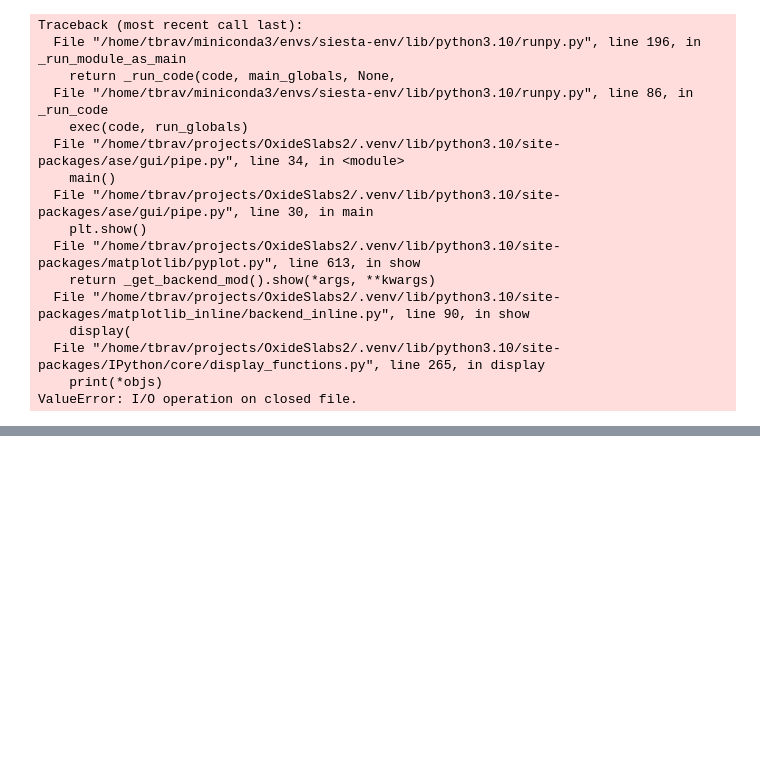
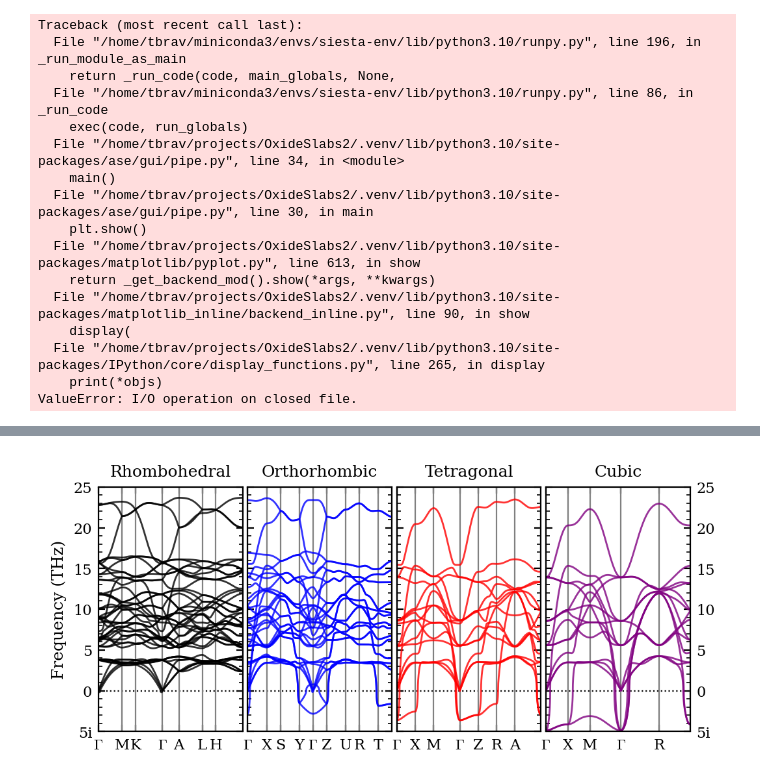
Before and after one commit to ThomasRavnborg/OxideSlabs, a Jupyter notebook: findinggroundstate.ipynb, the cells around one changed output, grey strips where cells are left out. Cells and saved outputs as stored; diff of their text form; code cells hidden in the pictures; blank space fills up the shorter version.

```diff
--- a/findinggroundstate.ipynb
+++ b/findinggroundstate.ipynb
@@ -246,0 +316,4 @@ plt.tight_layout()
+# %%
+fig
+# %% [output]
+[figure, added]
```
Also changed, not shown: parts of 18 cells of this notebook, 3 other files.
